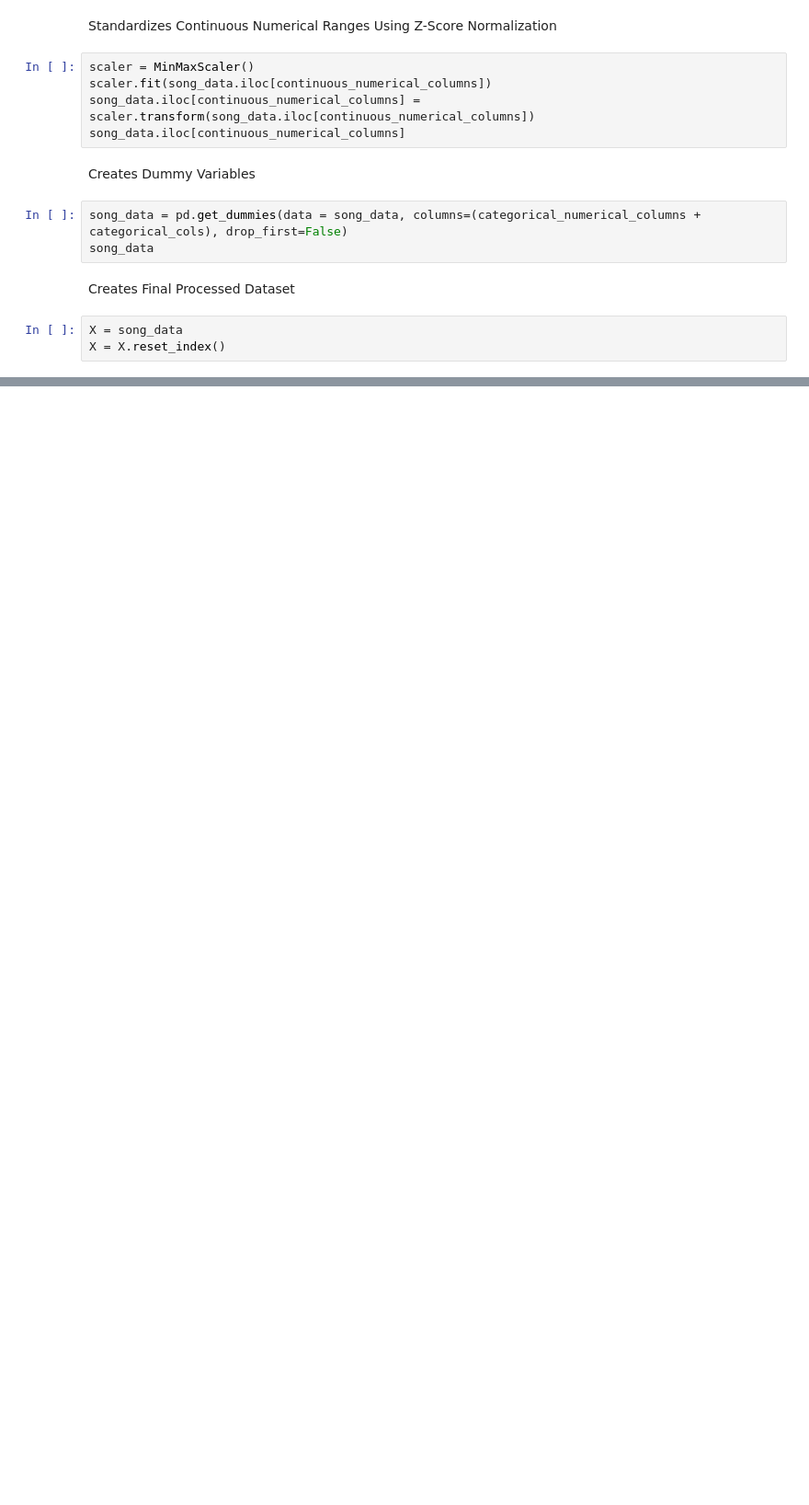
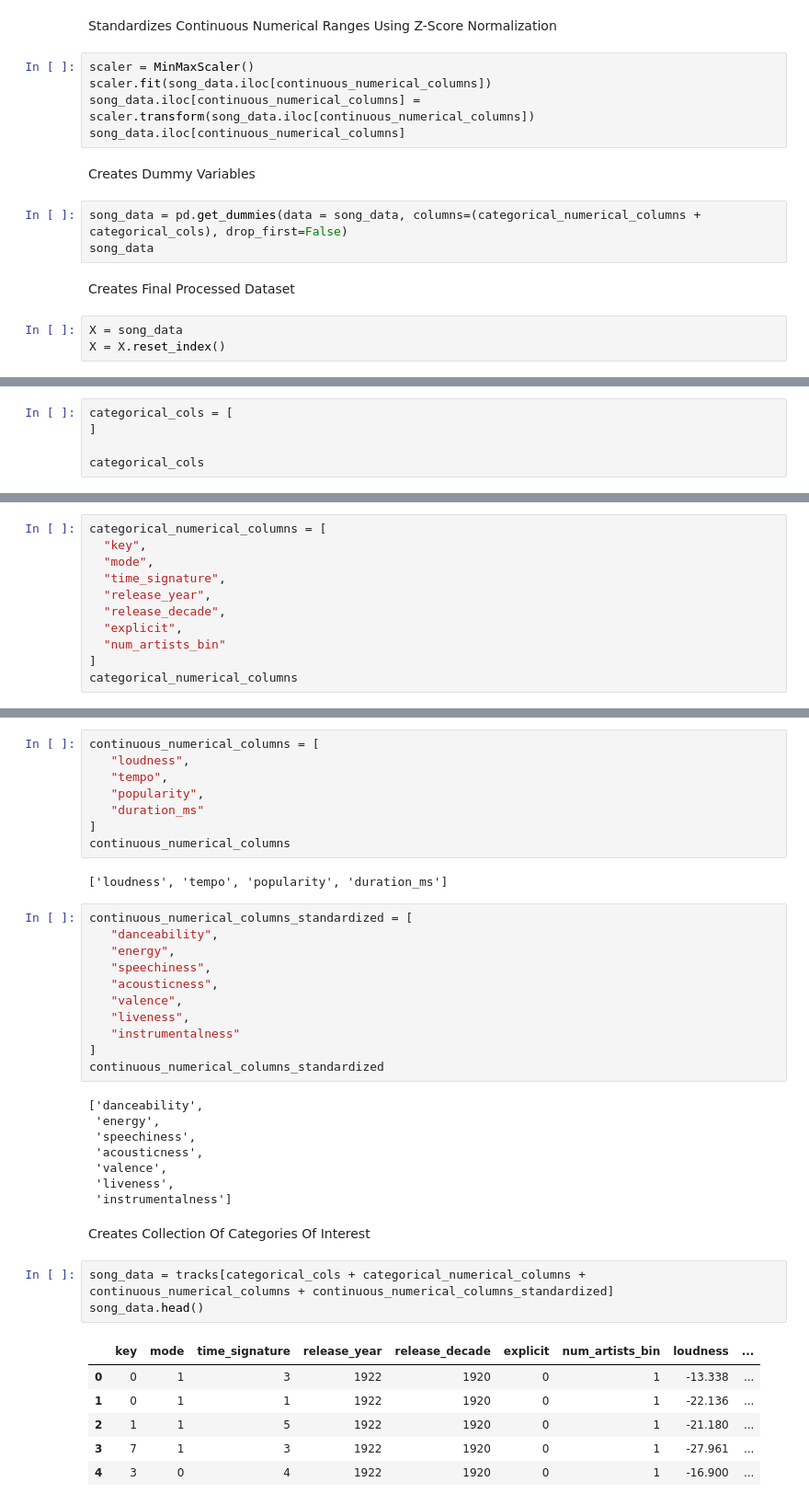
Before and after one commit to pjmaguire/find_me_music, a Jupyter notebook: Find_Me_Music.ipynb, the cells around one changed output, grey strips where cells are left out. Shown at 92% size. Drawn from its saved outputs; the diff is of its cells as text; blank space fills up the shorter version.

```diff
--- a/Find_Me_Music.ipynb
+++ b/Find_Me_Music.ipynb
@@ -915,0 +1039,5 @@ X = X.reset_index()
+# %%
+categorical_cols = [
+]
+
+categorical_cols
@@ -915,0 +1046,11 @@ X = X.reset_index()
+# %%
+categorical_numerical_columns = [
+  "key",
+  "mode",
+  "time_signature",
+  "release_year",
+  "release_decade",
+  "explicit",
+  "num_artists_bin"
+]
+categorical_numerical_columns
@@ -915,0 +1065,41 @@ X = X.reset_index()
+# %%
+continuous_numerical_columns = [
+   "loudness",
+   "tempo",
+   "popularity",
+   "duration_ms"
+]
+continuous_numerical_columns
+# %% [output]
+['loudness', 'tempo', 'popularity', 'duration_ms']
+# %%
+continuous_numerical_columns_standardized = [
+   "danceability",
+   "energy",
+   "speechiness",
+   "acousticness",
+   "valence",
+   "liveness",
+   "instrumentalness"
+]
+continuous_numerical_columns_standardized
+# %% [output]
+['danceability',
+ 'energy',
+ 'speechiness',
+ 'acousticness',
+ 'valence',
+ 'liveness',
+ 'instrumentalness']
+# %% [markdown]
+Creates Collection Of Categories Of Interest
+# %%
+song_data = tracks[categorical_cols + categorical_numerical_columns + continuous_numerical_columns + continuous_numerical_columns_standardized]
+song_data.head()
+# %% [output]
+|  | key | mode | time_signature | release_year | release_decade | explicit | num_artists_bin | loudness | ... |
+| 0 | 0 | 1 | 3 | 1922 | 1920 | 0 | 1 | -13.338 | ... |
+| 1 | 0 | 1 | 1 | 1922 | 1920 | 0 | 1 | -22.136 | ... |
+| 2 | 1 | 1 | 5 | 1922 | 1920 | 0 | 1 | -21.180 | ... |
+| 3 | 7 | 1 | 3 | 1922 | 1920 | 0 | 1 | -27.961 | ... |
+| 4 | 3 | 0 | 4 | 1922 | 1920 | 0 | 1 | -16.900 | ... |
```
Also changed, not shown: parts of 44 cells of this notebook.
